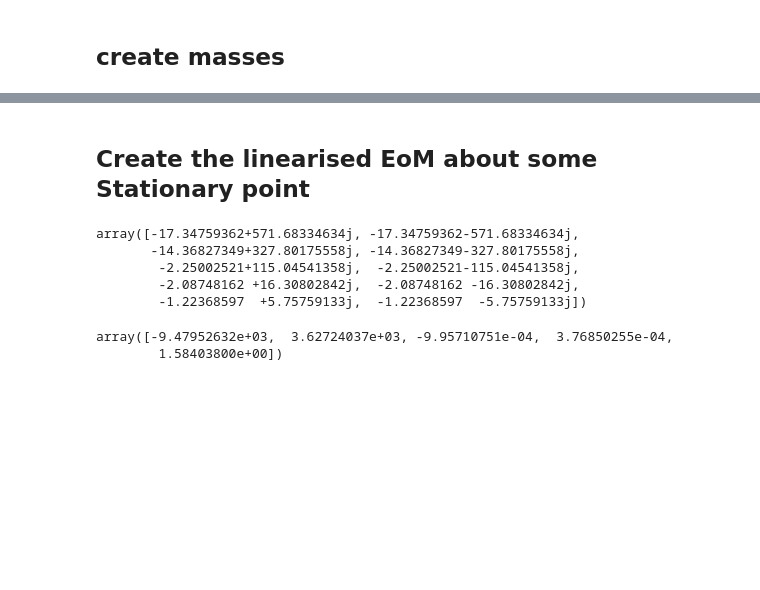
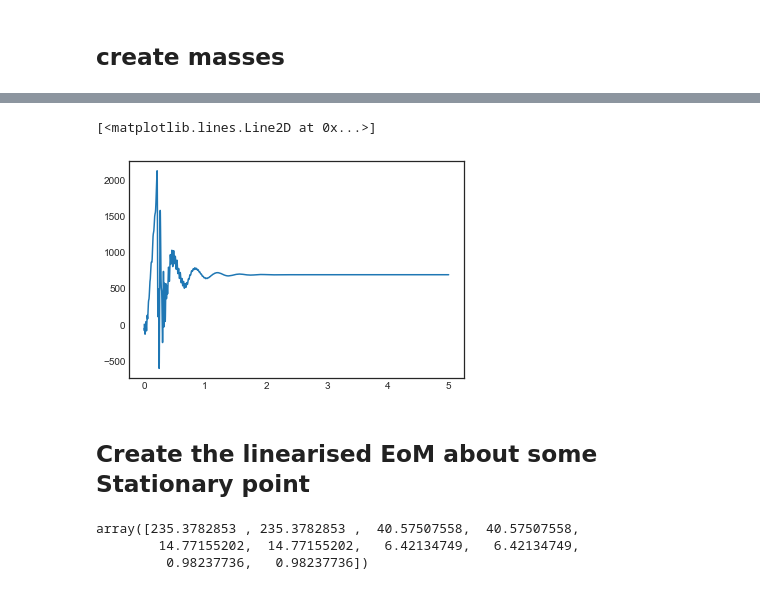
Before and after one commit to fh9g12/FwtModels, a Jupyter notebook: Workbooks/5_Non-linear FWTD Assumed Shapes/4_AssumedShapesV2-Flutter Plots.ipynb, the cells around one changed output, grey strips where cells are left out. Drawn from its saved outputs; the diff is of its cells as text; code cells hidden in the pictures; blank space fills up the shorter version.

```diff
--- a/Workbooks/5_Non-linear FWTD Assumed Shapes/4_AssumedShapesV2-Flutter Plots.ipynb
+++ b/Workbooks/5_Non-linear FWTD Assumed Shapes/4_AssumedShapesV2-Flutter Plots.ipynb
@@ -237,3 +250,9 @@ yData = solve_ivp(objectiveDeriv,(0,tmax),y0)
+# %%
+p.V.value = 170
+yData = solve_ivp(objectiveDeriv,(0,tmax),y0)
+#yData = solve_ivp(objectiveDeriv,(0,tmax),yi[:,-1])
+
+func_alpha = alpha_fwt.subs(p.GetSubs(0,p.fp.value))
 # %%
 yi = yData.y
 t = yData.t
@@ -257,54 +276,14 @@ for i in range(int(len(yi)/2)):
+# %%
+alp = [sm_mini.ExtForces.forces[1].GetAlpha(p.GetNumericTuple(i,0),i,0,0) for i in yi.T]
+#plt.plot(t,np.rad2deg(alp))
+
+func_tau = sym.lambdify((p.x,),tau_s0.subs(p.GetSubs([0]*p.qs*2,0)))
+twist = [func_tau(i) for i in yi.T]
+plt.plot(t,np.rad2deg(twist))
+# %% [output]
+[<matplotlib.lines.Line2D at 0x...>]
+[figure, added]
 # %% [markdown]
 ## Create the linearised EoM about some Stationary point
 # %%
 fwt_aoa = mf.GetAoA(p.alpha_r,0,p.Lambda.value,p.q[-1])
-# %%
-
-
-# Linearise the Symbolic model
-p.fp.value = [0]*p.qs*2
-p.fp.value[-2] = -0.2
-sm_subbed = sm.subs(p,{p.alpha_1:p.alpha_1.value,p.alphadot_1:p.alphadot_1.value}).linearise(p)
-# Linearise the Parameters
-#fwt_aoa_lin = mf.LineariseMatrix(fwt_aoa,p.x,y0)
-
-# Sub it all in
-subbed = sm_subbed.subs(p,p.GetSubs(0,p.fp.value,ignore=[p.V,p.fp]))
-subbed.ExtForces.Q().jacobian(p.qd)
-
-M_prime = sym.eye(p.qs*2)
-M_prime[-p.qs:,-p.qs:]=subbed.M.subs({p.x[i]:p.fp.value[i] for i in range(len(p.x))})
-
-f = (subbed.ExtForces.Q()-subbed.f)
-
-K_prime = sym.zeros(p.qs*2)
-K_prime[:p.qs,-p.qs:] = sym.eye(p.qs)
-K_prime[-p.qs:,:p.qs] = f.jacobian(p.q)
-K_prime[-p.qs:,-p.qs:] = f.jacobian(p.qd)
-
-func = sym.lambdify((p.V,p.fp),(K_prime,M_prime),'numpy')
-#tup_prime =
-from scipy.linalg import eig
-ev,evec = eig(*func(15,p.fp.value))
-ev
-# %% [output]
-array([-17.34759362+571.68334634j, -17.34759362-571.68334634j,
-       -14.36827349+327.80175558j, -14.36827349-327.80175558j,
-        -2.25002521+115.04541358j,  -2.25002521-115.04541358j,
-        -2.08748162 +16.30802842j,  -2.08748162 -16.30802842j,
-        -1.22368597  +5.75759133j,  -1.22368597  -5.75759133j])
-# %%
-def objective(p0):
-    v0 = np.zeros_like(p0)
-    y_f = [j for i in range(len(p0)) for j in [p0[i],v0[i]]]
-    res = sm.deriv(0,y_f,p.GetNumericTuple(y_f,0))
-    return sum((i**2 for i in res))
-p.V.value = 0
-from scipy.optimize import minimize
-p0 = [0]*p.qs
-p0[-1] = np.pi/2
-res = minimize(objective,p0)
-res.x
-# %% [output]
-array([-9.47952632e+03,  3.62724037e+03, -9.95710751e-04,  3.76850255e-04,
-        1.58403800e+00])
@@ -310,0 +307,9 @@ array([-9.47952632e+03,  3.62724037e+03, -9.95710751e-04,  3.76850255e-04,
+# %%
+from scipy.linalg import eig
+ev,evec = eig(*func(0,p.fp.value,800))
+np.abs(ev)/(2*np.pi)
+#np.real(ev)
+# %% [output]
+array([235.3782853 , 235.3782853 ,  40.57507558,  40.57507558,
+        14.77155202,  14.77155202,   6.42134749,   6.42134749,
+         0.98237736,   0.98237736])
```
Also changed, not shown: parts of 17 cells of this notebook, 2 other files.
